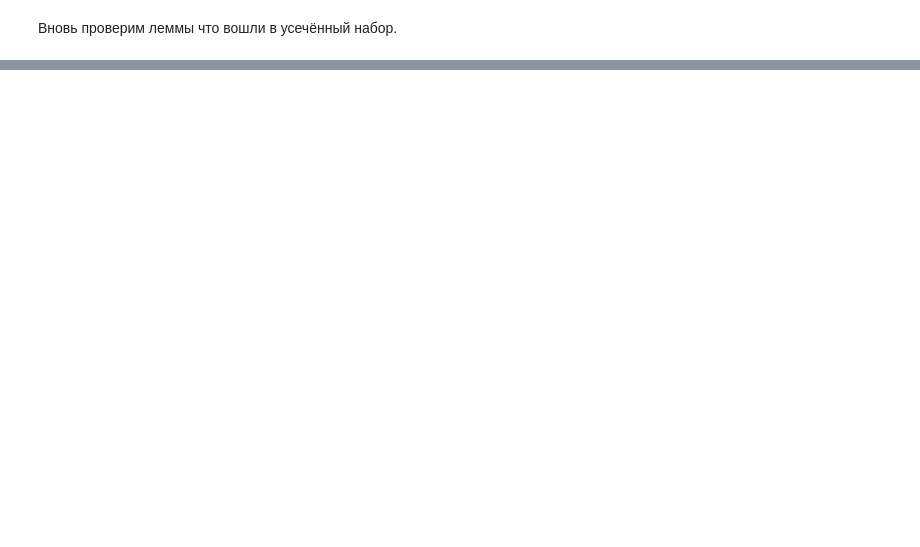
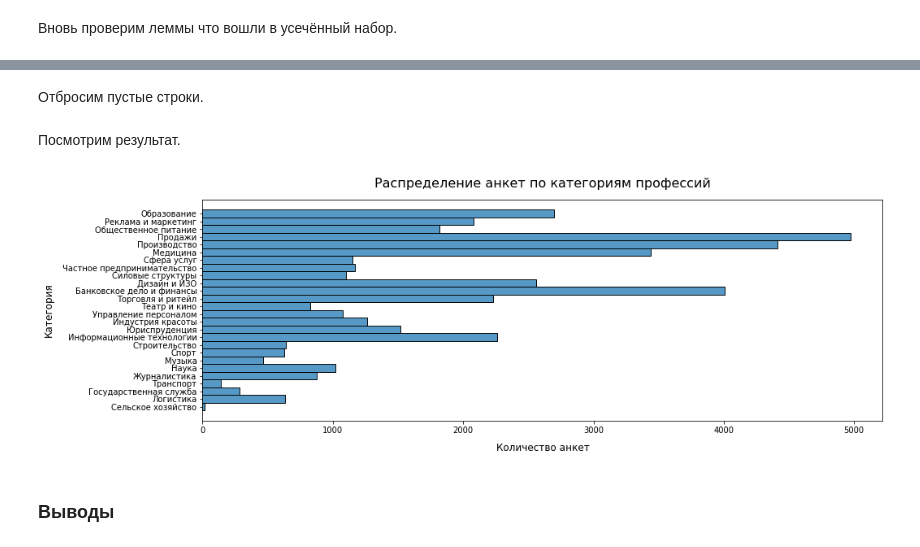
Before and after one commit to Akarinokadze/kpmi, a Jupyter notebook: kpmi.ipynb, the cells around one changed output, grey strips where cells are left out. Saved outputs shown, nothing was run; the diff lists cells and outputs as text; code cells hidden in the pictures; blank space fills up the shorter version.

```diff
--- a/kpmi.ipynb
+++ b/kpmi.ipynb
@@ -364,3 +421,9 @@ pd.Series(lemmas_list).nunique()
+# %%
+# переведём список частотности лемм в словарь
+lemmas_dict = dict(Counter(lemmas_list).most_common())
+
+# зададим порог
+frequency_treshold = 5
 # %% [markdown]
 Составим список лемм, строки с которыми необходимо сбросить.
 # %%
@@ -432,0 +623,15 @@ print(pd.Series(lemmas_list).nunique())
+# %%
+def filter_lemmas(row: pd.Series, categories: dict) -> str:
+    '''
+    Функция принимает на вход ряд с данными, пропускает леммы в столбце `reviewed` через фильтр `categories`.
+    '''
+    for category in categories:
+        if any(           # проверяем что хоть одной лемме соответствует хоть один фильтр
+            any(pos_word in lemma for pos_word in categories[category][0]) for lemma in row['reviewed']
+        ) and not any(    # проверяем чтобы ни одна лемма не соответствовала ни одному отсеивающему фильтру
+            any(neg_word in lemma for neg_word in categories[category][1]) for lemma in row['reviewed']
+        ):
+            return category
+    return np.nan
+# %%
+df['category'] = df.apply(filter_lemmas, categories=initial_categories, axis=1)
@@ -432,0 +653,21 @@ print(pd.Series(lemmas_list).nunique())
+# %% [markdown]
+Отбросим пустые строки.
+# %%
+df.dropna(inplace=True)
+df.reset_index(drop=True, inplace=True)
+# %% [markdown]
+Посмотрим результат.
+# %%
+f, ax = plt.subplots(figsize=(15, 5))
+
+plt.xlabel('Количество анкет', labelpad = 10, size = 12)
+plt.ylabel('Категория', labelpad = 10, size = 12)
+plt.title('Распределение анкет по категориям профессий', pad = 15, size = 16)
+
+sns.histplot(y=df['category'], discrete=True)
+
+plt.show()
+# %% [output]
+[figure, added]
+# %% [markdown]
+### Выводы
```
Also changed, not shown: parts of 75 cells of this notebook, 1 other file.
